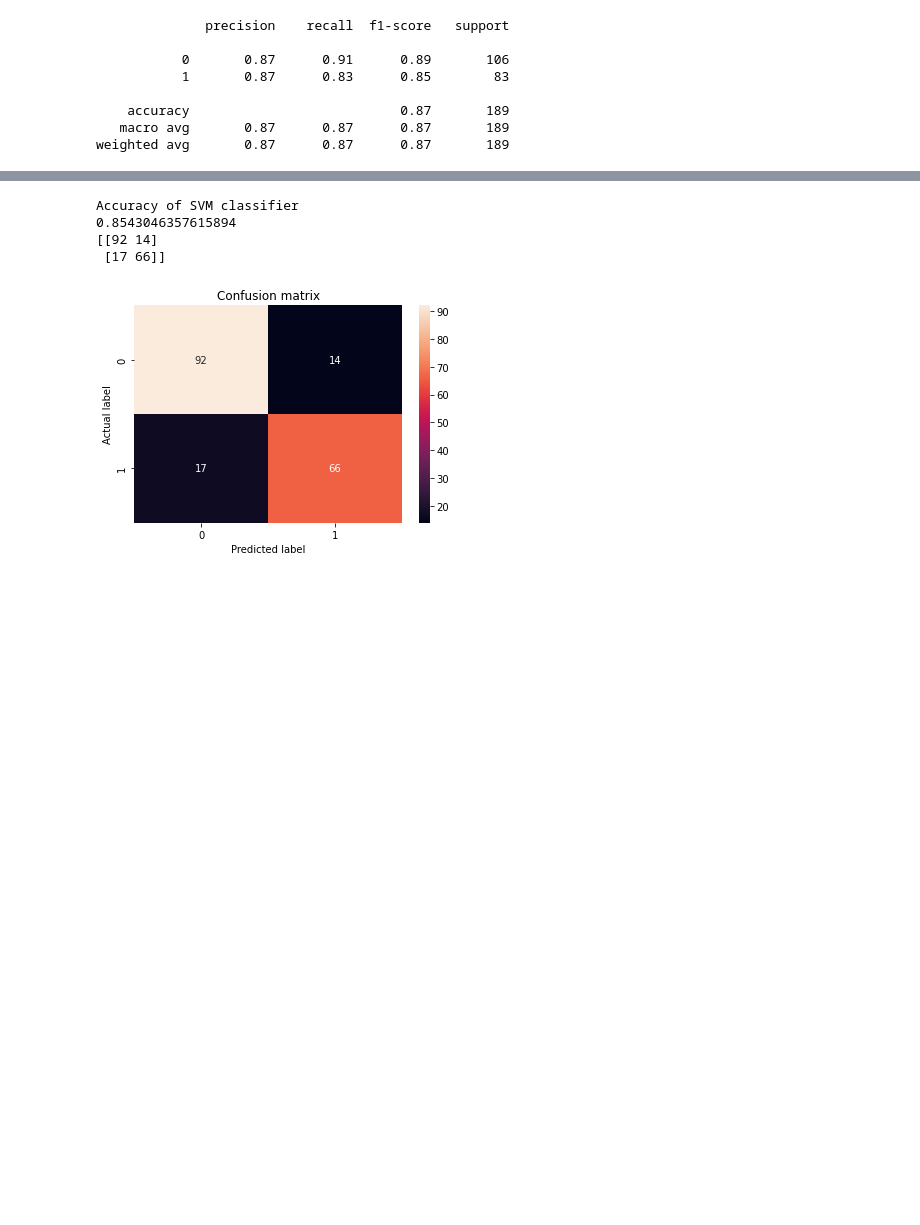
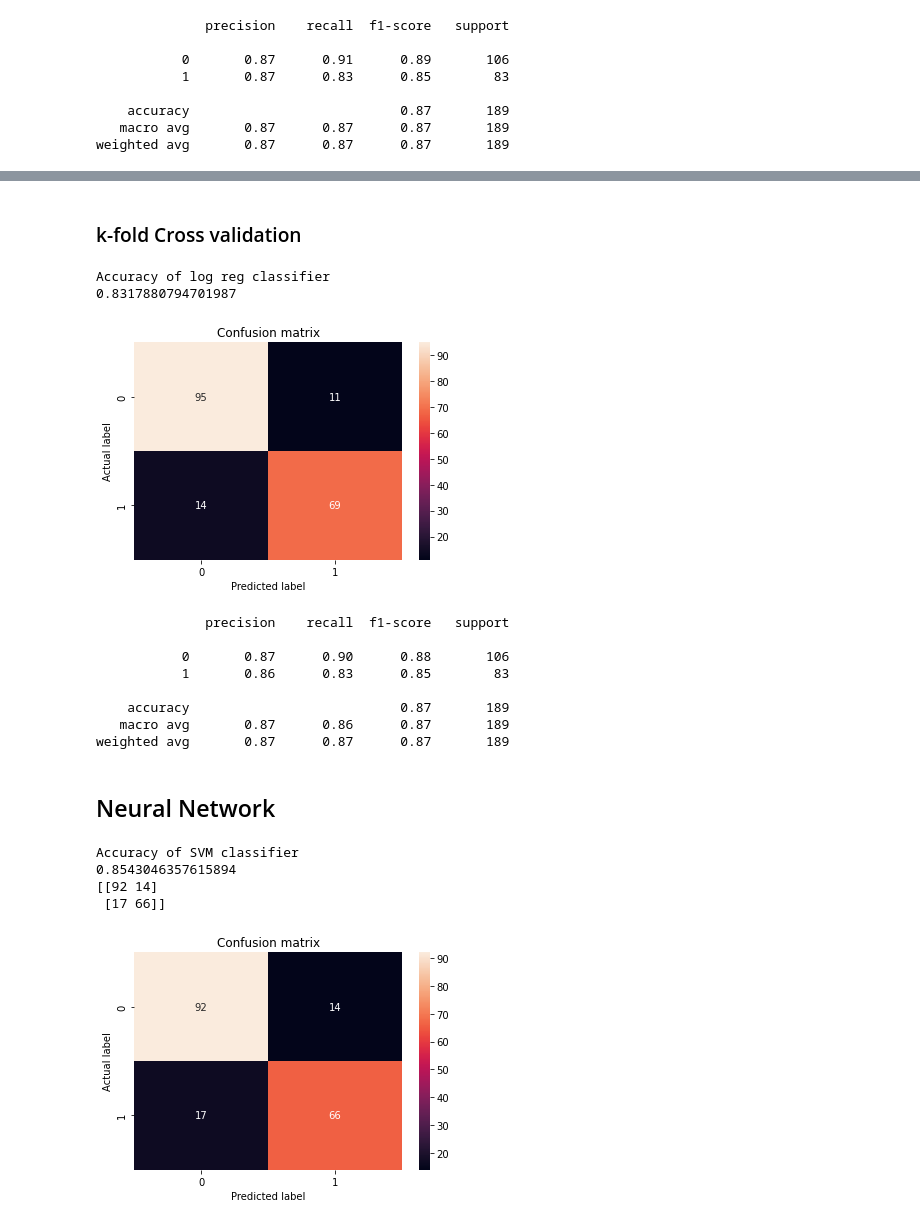
Before and after one commit to TheScorpoi/faa-mammographic, a Jupyter notebook: src/main.ipynb, the cells around one changed output, grey strips where cells are left out. Saved outputs shown, nothing was run; the diff lists cells and outputs as text; code cells hidden in the pictures; blank space fills up the shorter version.

```diff
--- a/src/main.ipynb
+++ b/src/main.ipynb
@@ -239,3 +278,37 @@ Neural Network
+# %% [markdown]
+### k-fold Cross validation
+# %%
+kf = KFold(n_splits=5, shuffle=True)
+scores = cross_validate(hypertuned_model, X_train, np.ravel(y_train), scoring="accuracy", cv=5, return_estimator=True)
+kfmodel = scores["estimator"][np.argmax(scores["test_score"])]
+
+hypertuned_model.fit(X_train,np.ravel(y_train))
+print('Accuracy of log reg classifier')
+print(hypertuned_model.score(X_train, y_train))
+
+y_pred = hypertuned_model.predict(X_test)
+conf_matrix = confusion_matrix(y_test, y_pred)
+sns.heatmap(conf_matrix, annot=True, fmt='d')
+plt.title('Confusion matrix')
+plt.ylabel('Actual label')
+plt.xlabel('Predicted label')
+plt.show()
+
+print(classification_report(y_test, y_pred))
+# %% [output]
+Accuracy of log reg classifier
+0.8317880794701987
+[figure, added]
+              precision    recall  f1-score   support
+
+           0       0.87      0.90      0.88       106
+           1       0.86      0.83      0.85        83
+
+    accuracy                           0.87       189
+   macro avg       0.87      0.86      0.87       189
+weighted avg       0.87      0.87      0.87       189
+# %% [markdown]
+## Neural Network
 # %%
 from sklearn.neural_network import MLPClassifier
 
```
Also changed, not shown: parts of 21 cells of this notebook.
